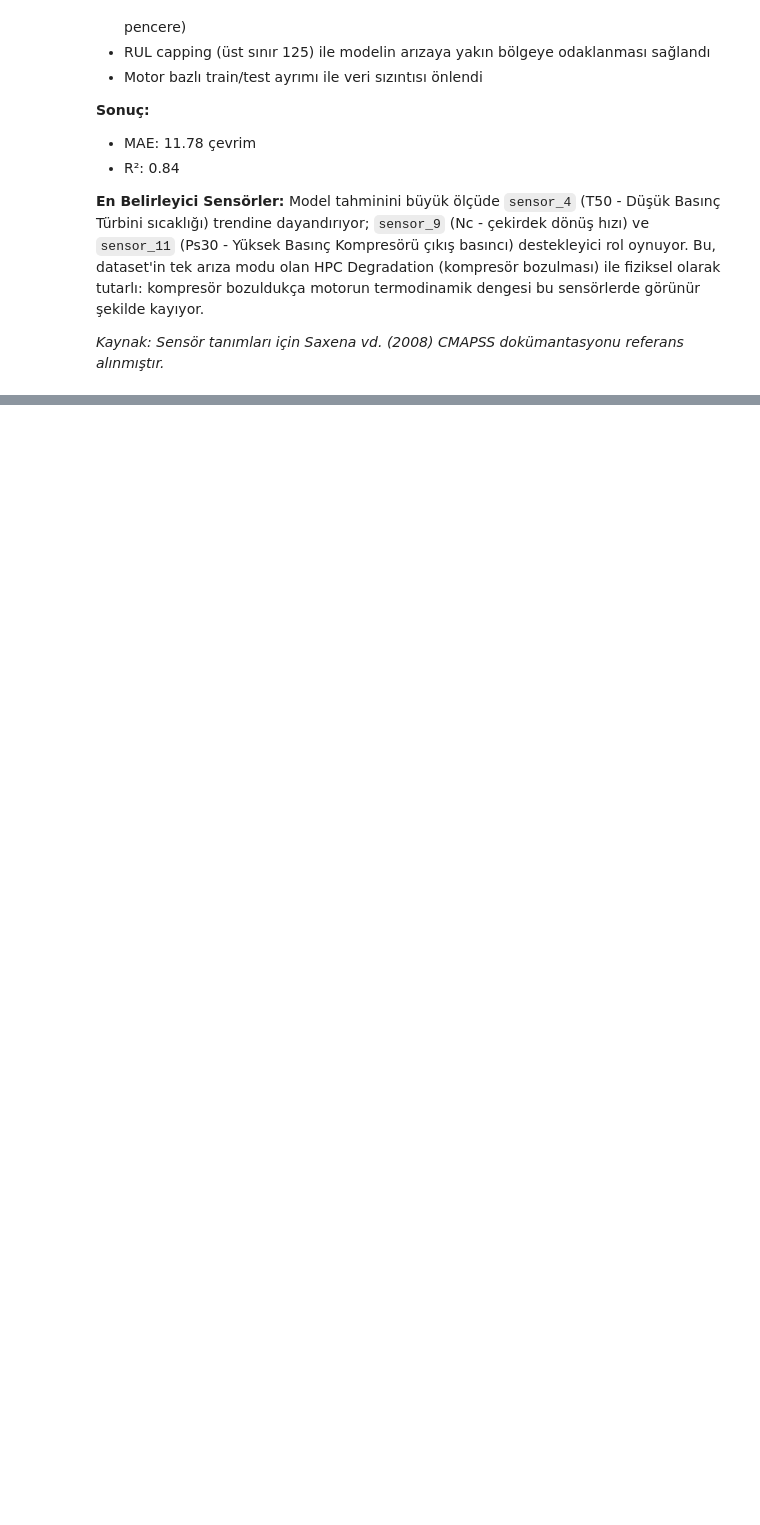
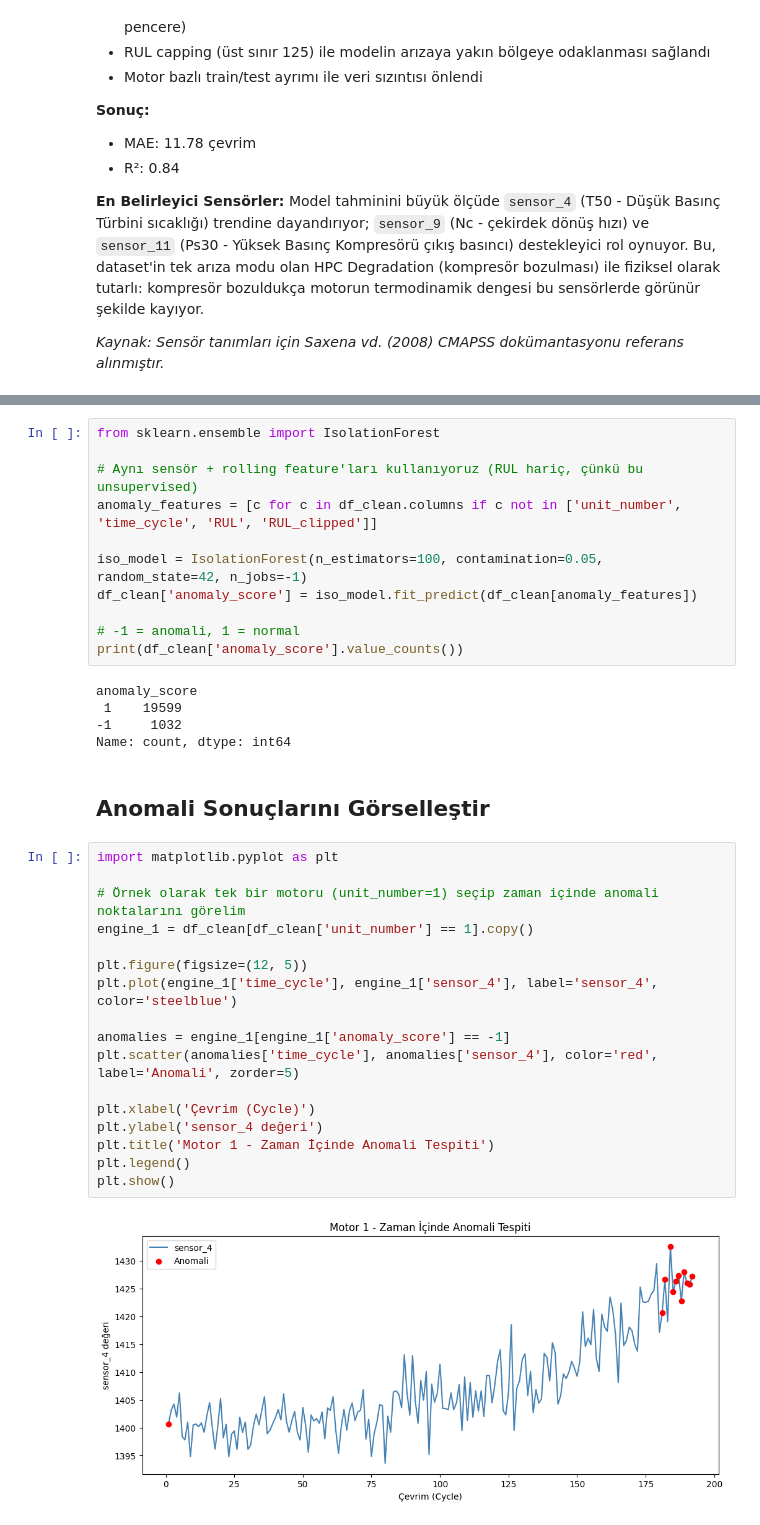
Before and after one commit to selunal/turbofan-predictive-maintenance, a Jupyter notebook: rull-test-140926.ipynb, the cells around one changed output, grey strips where cells are left out. Saved outputs shown, nothing was run; the diff lists cells and outputs as text; blank space fills up the shorter version.

```diff
--- a/rull-test-140926.ipynb
+++ b/rull-test-140926.ipynb
@@ -293,0 +300,37 @@ motorun termodinamik dengesi bu sensörlerde görünür şekilde kayıyor.
+# %%
+from sklearn.ensemble import IsolationForest
+
+# Aynı sensör + rolling feature'ları kullanıyoruz (RUL hariç, çünkü bu unsupervised)
+anomaly_features = [c for c in df_clean.columns if c not in ['unit_number', 'time_cycle', 'RUL', 'RUL_clipped']]
+
+iso_model = IsolationForest(n_estimators=100, contamination=0.05, random_state=42, n_jobs=-1)
+df_clean['anomaly_score'] = iso_model.fit_predict(df_clean[anomaly_features])
+
+# -1 = anomali, 1 = normal
+print(df_clean['anomaly_score'].value_counts())
+# %% [output]
+anomaly_score
+ 1    19599
+-1     1032
+Name: count, dtype: int64
+# %% [markdown]
+## Anomali Sonuçlarını Görselleştir
+# %%
+import matplotlib.pyplot as plt
+
+# Örnek olarak tek bir motoru (unit_number=1) seçip zaman içinde anomali noktalarını görelim
+engine_1 = df_clean[df_clean['unit_number'] == 1].copy()
+
+plt.figure(figsize=(12, 5))
+plt.plot(engine_1['time_cycle'], engine_1['sensor_4'], label='sensor_4', color='steelblue')
+
+anomalies = engine_1[engine_1['anomaly_score'] == -1]
+plt.scatter(anomalies['time_cycle'], anomalies['sensor_4'], color='red', label='Anomali', zorder=5)
+
+plt.xlabel('Çevrim (Cycle)')
+plt.ylabel('sensor_4 değeri')
+plt.title('Motor 1 - Zaman İçinde Anomali Tespiti')
+plt.legend()
+plt.show()
+# %% [output]
+[figure, added]
```
Also changed, not shown: parts of 8 cells of this notebook.
